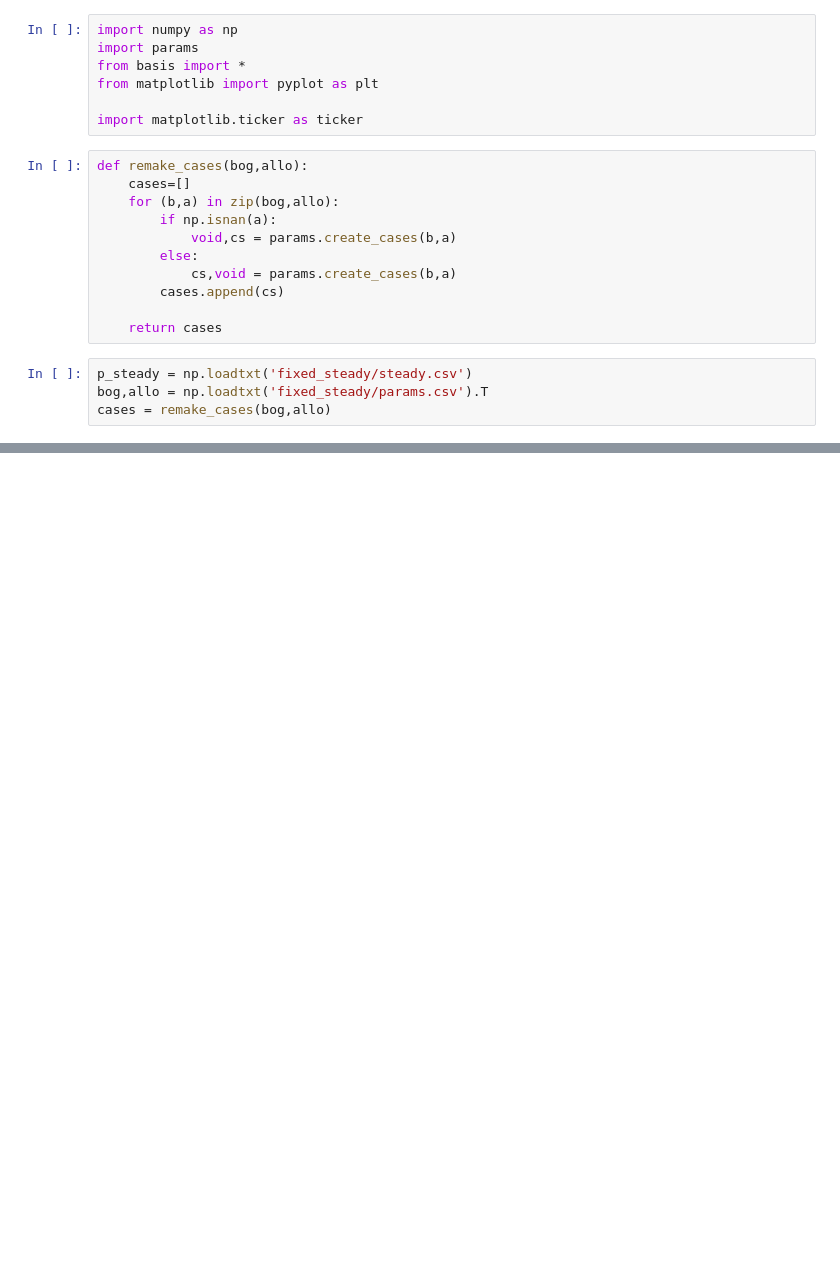
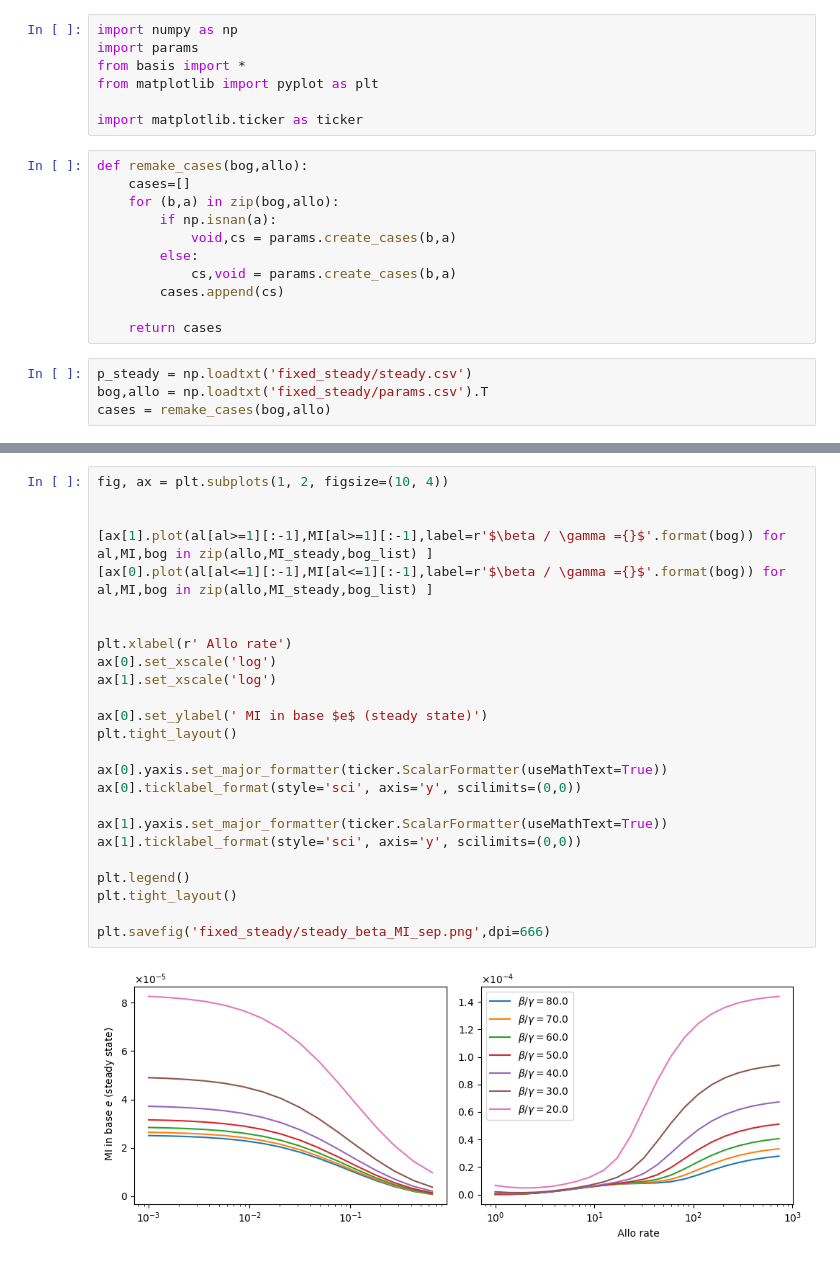
Before and after one commit to PessoaP/Allostery_model, a Jupyter notebook: Allostery loop.ipynb, the cells around one changed output, grey strips where cells are left out. Saved outputs shown, nothing was run; the diff lists cells and outputs as text; blank space fills up the shorter version.

```diff
--- a/Allostery loop.ipynb
+++ b/Allostery loop.ipynb
@@ -55,4 +52,31 @@ plt.legend()
 [figure]
+# %%
+fig, ax = plt.subplots(1, 2, figsize=(10, 4))
+
+
+[ax[1].plot(al[al>=1][:-1],MI[al>=1][:-1],label=r'$\beta / \gamma ={}$'.format(bog)) for al,MI,bog in zip(allo,MI_steady,bog_list) ]
+[ax[0].plot(al[al<=1][:-1],MI[al<=1][:-1],label=r'$\beta / \gamma ={}$'.format(bog)) for al,MI,bog in zip(allo,MI_steady,bog_list) ]
+
+
+plt.xlabel(r' Allo rate')
+ax[0].set_xscale('log')
+ax[1].set_xscale('log')
+
+ax[0].set_ylabel(' MI in base $e$ (steady state)')
+plt.tight_layout()
+
+ax[0].yaxis.set_major_formatter(ticker.ScalarFormatter(useMathText=True))
+ax[0].ticklabel_format(style='sci', axis='y', scilimits=(0,0))
+
+ax[1].yaxis.set_major_formatter(ticker.ScalarFormatter(useMathText=True))
+ax[1].ticklabel_format(style='sci', axis='y', scilimits=(0,0))
+
+plt.legend()
+plt.tight_layout()
+
+plt.savefig('fixed_steady/steady_beta_MI_sep.png',dpi=666)
+# %% [output]
+[figure, added]
 # %%
 fig, ax = plt.subplots(1, 1, figsize=(10, 4))
 
```
Also changed, not shown: parts of 7 cells of this notebook, 2 other files.
